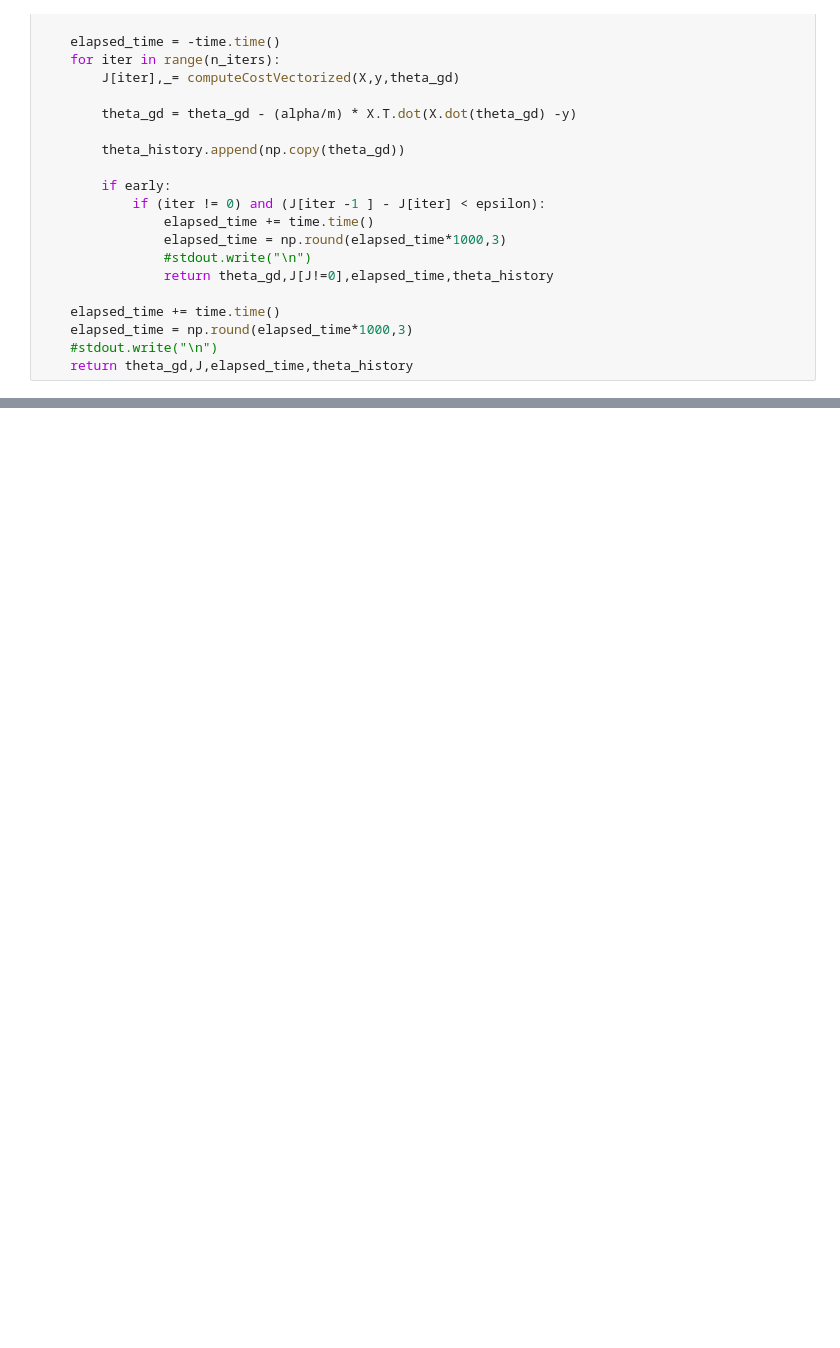
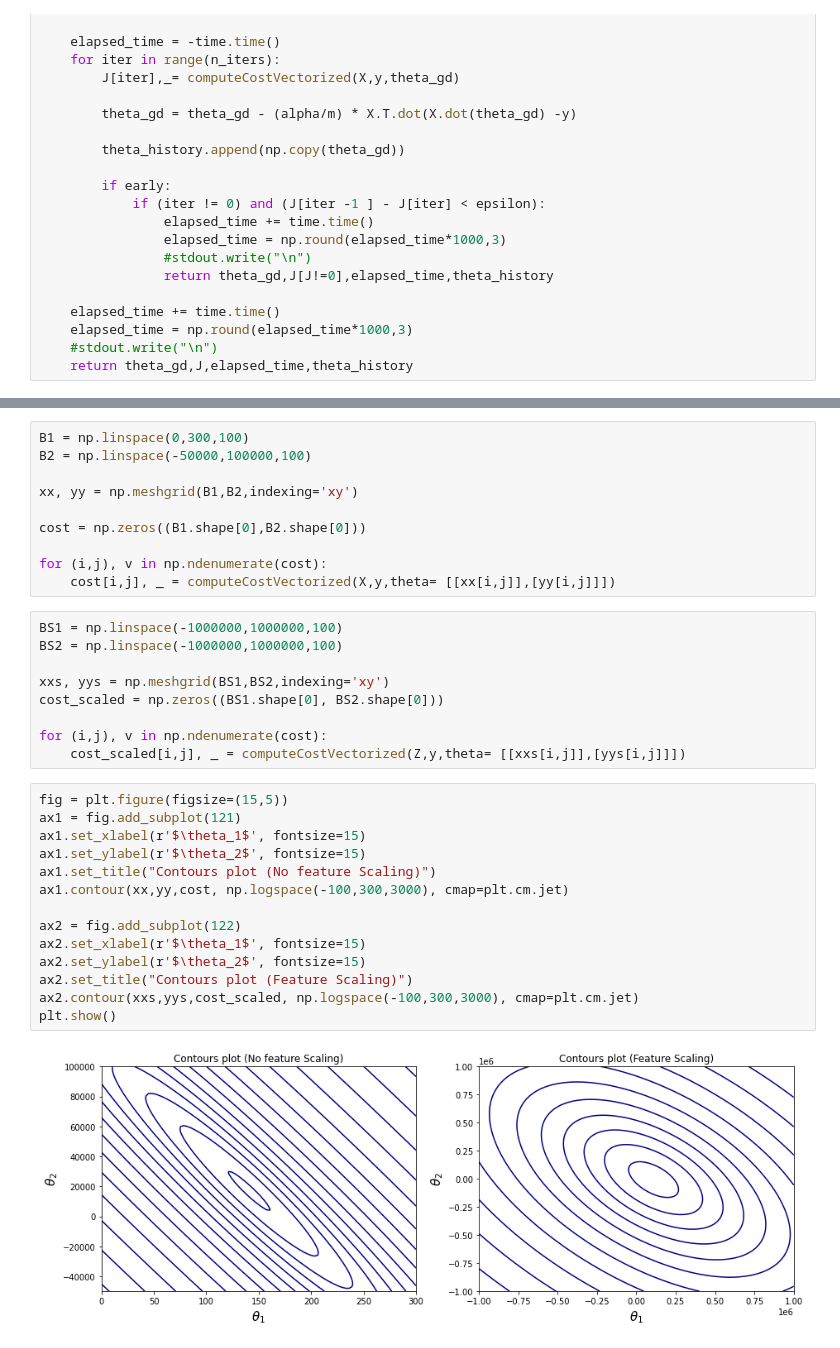
Before and after one commit to Zeruel92/hpc_exercices, a Jupyter notebook: MultivariateLinearRegression/MultivariateLinearRegression.ipynb, the cells around one changed output, grey strips where cells are left out. Drawn from its saved outputs; the diff is of its cells as text; blank space fills up the shorter version.

```diff
--- a/MultivariateLinearRegression/MultivariateLinearRegression.ipynb
+++ b/MultivariateLinearRegression/MultivariateLinearRegression.ipynb
@@ -220,0 +235,35 @@ Cost: [[6.55915481e+10]
+# %%
+B1 = np.linspace(0,300,100)
+B2 = np.linspace(-50000,100000,100)
+
+xx, yy = np.meshgrid(B1,B2,indexing='xy')
+
+cost = np.zeros((B1.shape[0],B2.shape[0]))
+
+for (i,j), v in np.ndenumerate(cost):
+    cost[i,j], _ = computeCostVectorized(X,y,theta= [[xx[i,j]],[yy[i,j]]])
+# %%
+BS1 = np.linspace(-1000000,1000000,100)
+BS2 = np.linspace(-1000000,1000000,100)
+
+xxs, yys = np.meshgrid(BS1,BS2,indexing='xy')
+cost_scaled = np.zeros((BS1.shape[0], BS2.shape[0]))
+
+for (i,j), v in np.ndenumerate(cost):
+    cost_scaled[i,j], _ = computeCostVectorized(Z,y,theta= [[xxs[i,j]],[yys[i,j]]])
+# %%
+fig = plt.figure(figsize=(15,5))
+ax1 = fig.add_subplot(121)
+ax1.set_xlabel(r'$\theta_1$', fontsize=15)
+ax1.set_ylabel(r'$\theta_2$', fontsize=15)
+ax1.set_title("Contours plot (No feature Scaling)")
+ax1.contour(xx,yy,cost, np.logspace(-100,300,3000), cmap=plt.cm.jet)
+
+ax2 = fig.add_subplot(122)
+ax2.set_xlabel(r'$\theta_1$', fontsize=15)
+ax2.set_ylabel(r'$\theta_2$', fontsize=15)
+ax2.set_title("Contours plot (Feature Scaling)")
+ax2.contour(xxs,yys,cost_scaled, np.logspace(-100,300,3000), cmap=plt.cm.jet)
+plt.show()
+# %% [output]
+[figure, added]
```
Also changed, not shown: parts of 8 cells of this notebook.
